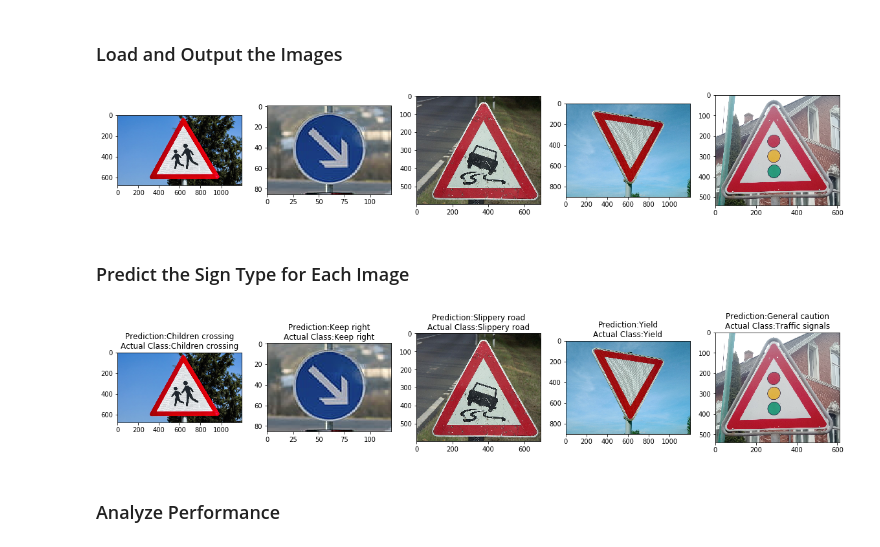
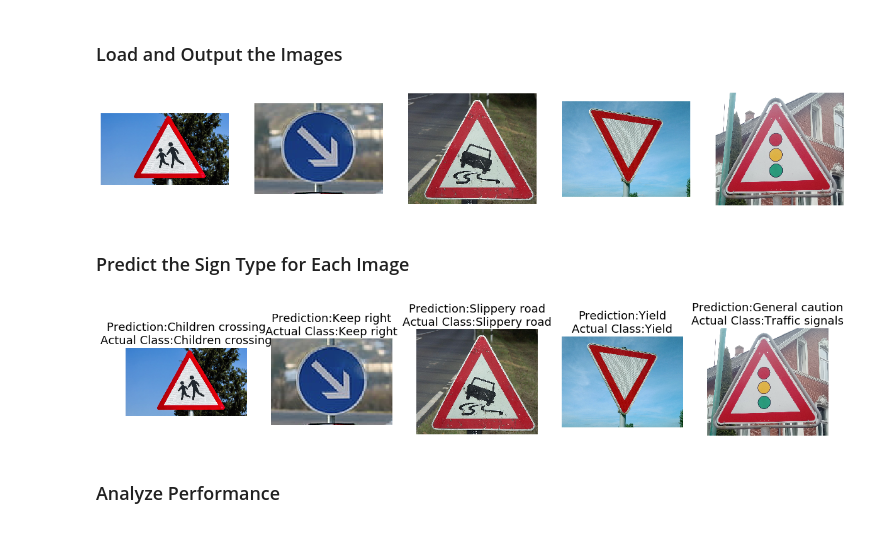
Before and after one commit to kamiarkordari/CarND-Traffic-Sign-Classifier, a Jupyter notebook: Traffic_Sign_Classifier.ipynb, the cells around one changed output. Saved outputs shown, nothing was run; the diff lists cells and outputs as text; code cells hidden in the pictures.

Commit message:
docs: write up test on new images

```diff
--- a/Traffic_Sign_Classifier.ipynb
+++ b/Traffic_Sign_Classifier.ipynb
@@ -319,27 +319,31 @@ You may find `signnames.csv` useful as it contains mappings from the class id (i
 # %%
 ### Load the images and plot
 new_images = []
 new_images.append(cv2.imread('test_images/children crossing.jpg'))
 new_images.append(cv2.imread('test_images/keep right.jpg'))
 new_images.append(cv2.imread('test_images/slippery road.jpg'))
 new_images.append(cv2.imread('test_images/yield.jpg'))
 new_images.append(cv2.imread('test_images/traffic signals.jpg'))
 new_images.append(cv2.imread('test_images/puppy.jpg'))
 
 
 new_test = {}
 new_test['features'] = np.array(new_images)
 new_test['labels'] = [28, 38, 23, 13, 26]
 
-fig, axs = plt.subplots(1,5, figsize=(20,10))
+fig, axs = plt.subplots(1,5, figsize=(20,5))
 
 for i in range(5):
     img = cv2.cvtColor(new_test['features'][i],cv2.COLOR_BGR2RGB)
     axs[i].imshow(img)
+    axs[i].axis('off')
 
 X_new_test, y_new_test = new_test['features'], new_test['labels']
+
+
+plt.savefig('./output_images/five_new_images.jpg')
 # %% [output]
-[figure, old version]
+[figure, new version]
 # %%
 XX_new_test = np.zeros(shape=(len(X_new_test),32, 32, 1))
 for i, img in enumerate(X_new_test):
@@ -362,17 +366,19 @@ predictions = model.predict(X_new_test[:])
 # %%
 correct_classification_counter = 0
 
-fig, axs = plt.subplots(1,5, figsize=(20,10))
+fig, axs = plt.subplots(1,5, figsize=(20,5))
 for i, img in enumerate(X_new_test[:5]):
     axs[i].imshow(cv2.cvtColor(new_test['features'][i],cv2.COLOR_BGR2RGB))
-    axs[i].set_title('Prediction:' + class_names[str(np.argmax(predictions[i]))] + '\n'+'Actual Class:' + class_names[str(y_new_test[i])])
+    axs[i].set_title('Prediction:' + class_names[str(np.argmax(predictions[i]))] + '\n'+'Actual Class:' + class_names[str(y_new_test[i])], fontsize=18)
+    axs[i].axis('off')
+
     if np.argmax(predictions[i]) == y_new_test[i]:
         correct_classification_counter += 1
 
 
 plt.savefig('./output_images/test_new_images.jpg')
 # %% [output]
-[figure, old version]
+[figure, new version]
 # %% [markdown]
 ### Analyze Performance
 # %%
```
Also changed, not shown: parts of 7 cells of this notebook, 9 other files.
